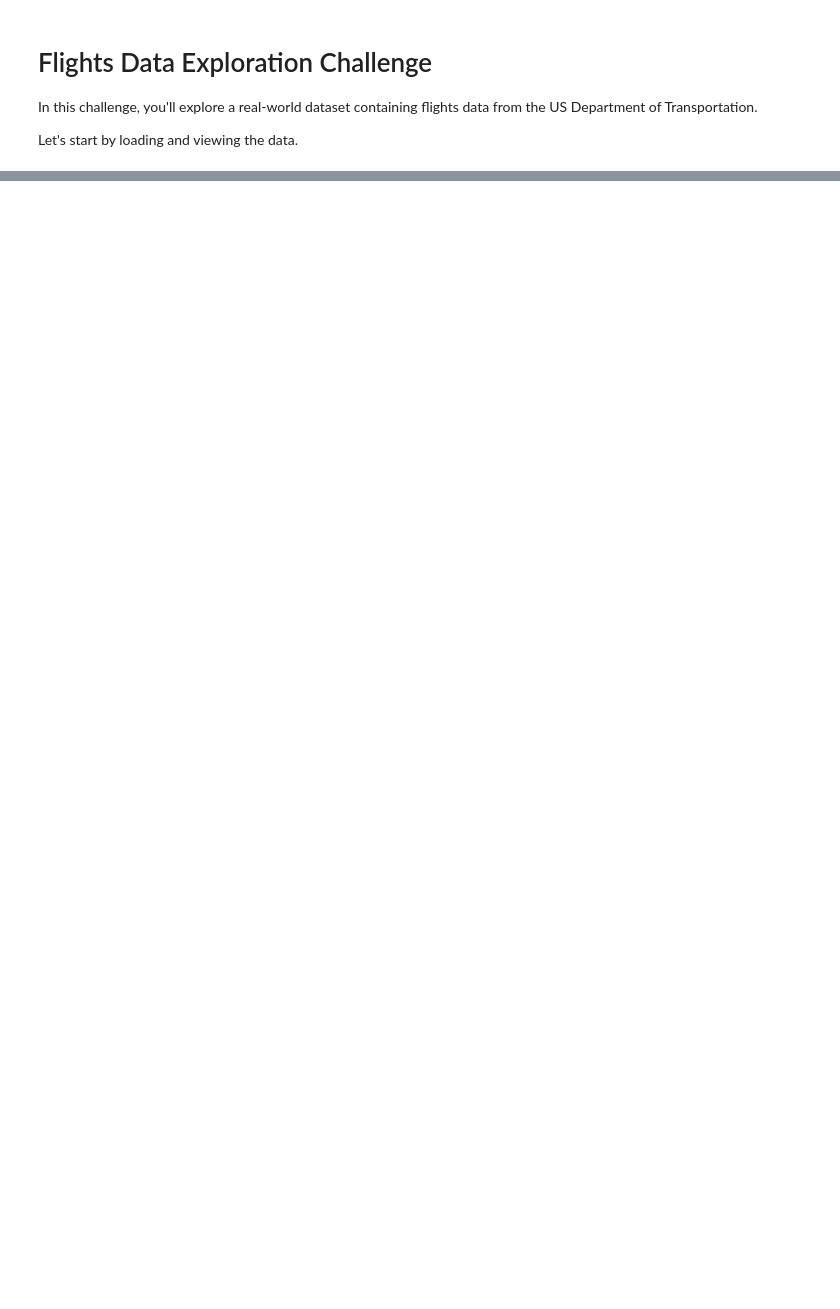
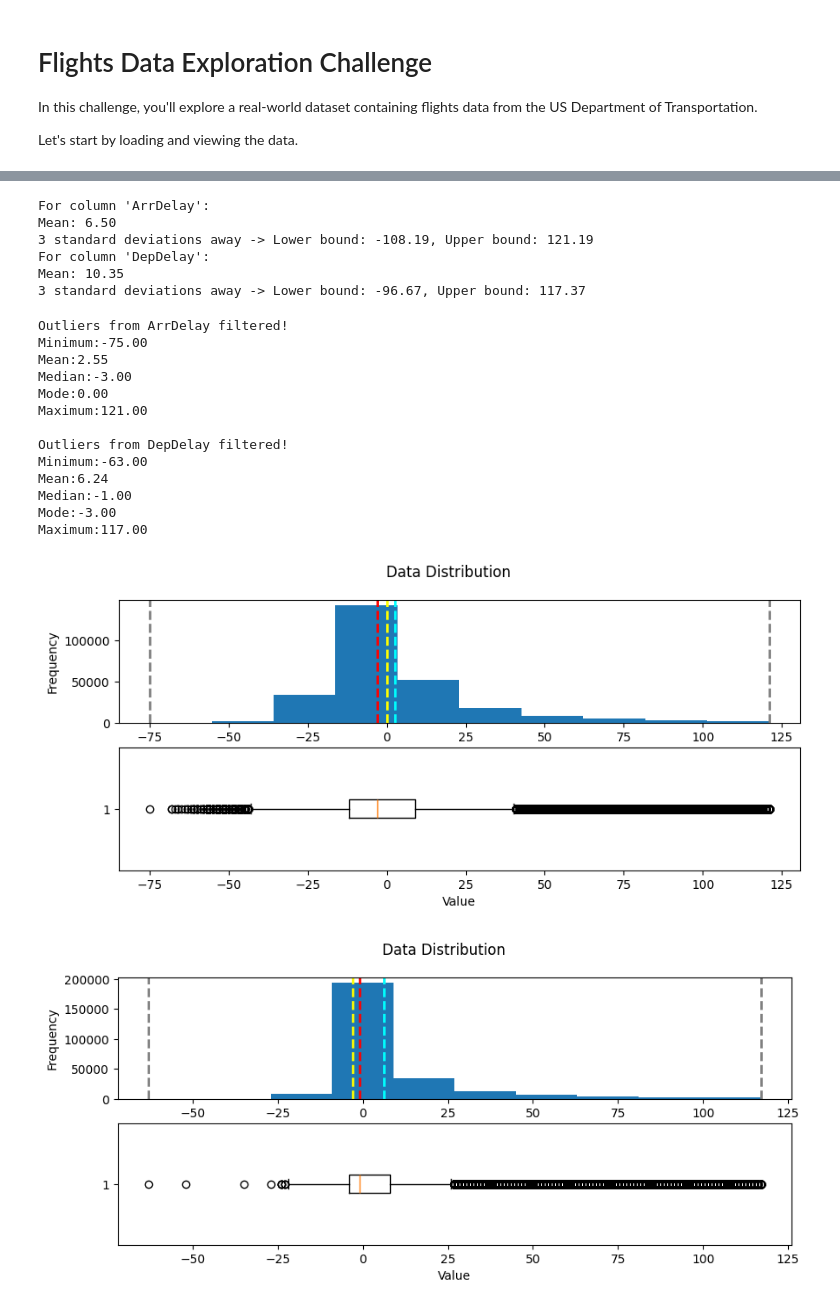
Before and after one commit to jarviscanada/jarvis_data_eng_AhmedAmer, a Jupyter notebook: python_data_analytics/python_data_wrangling/flights_challenge.ipynb, the cells around one changed output, grey strips where cells are left out. Cells and saved outputs as stored; diff of their text form; code cells hidden in the pictures; blank space fills up the shorter version.

```diff
--- a/python_data_analytics/python_data_wrangling/flights_challenge.ipynb
+++ b/python_data_analytics/python_data_wrangling/flights_challenge.ipynb
@@ -57,0 +105,5 @@ Add markdown and code cells as required to create your solution.
+# %%
+# So if all the nul lvalues are just cancelled flights, and it seems like the dataset dealt with cancelled flights by using a value of 1 for ArrDel15
+#   why don't we apply the same logic to the DepDelay15 column
+df_flights.DepDel15 = df_flights.DepDel15.fillna(1)
+df_flights.DepDel15.isnull().sum()
@@ -57,0 +186,60 @@ Add markdown and code cells as required to create your solution.
+# %%
+# Let's remove the outliers at the top of the dataset where it looks like they mostly reside
+# 3 Std away from the mean for the columns can be calculated with the below function
+
+def upper_lower(column):
+  # Calculate the mean and standard deviation
+  mean = df_flights[column].mean()
+  std_dev = df_flights[column].std()
+
+  # Calculate the lower and upper bounds (3 standard deviations away)
+  lower_bound = mean - (3 * std_dev)
+  upper_bound = mean + (3 * std_dev)
+
+  print(f"For column '{column}':")
+  print(f"Mean: {mean:.2f}")
+  print(f"3 standard deviations away -> Lower bound: {lower_bound:.2f}, Upper bound: {upper_bound:.2f}")
+
+upper_lower('ArrDelay')
+upper_lower('DepDelay')
+# %% [output]
+For column 'ArrDelay':
+Mean: 6.50
+3 standard deviations away -> Lower bound: -108.19, Upper bound: 121.19
+For column 'DepDelay':
+Mean: 10.35
+3 standard deviations away -> Lower bound: -96.67, Upper bound: 117.37
+# %%
+upper_limit_arrDelay = 121.19
+lower_limit_arrDelay = -108.19
+upper_limit_depDelay = 117.37
+lower_limit_depDelay = -96.67
+
+filtered_df_flights = df_flights[(df_flights['ArrDelay'] >= lower_limit_arrDelay) &
+                                 (df_flights['ArrDelay'] <= upper_limit_arrDelay)]
+print("Outliers from ArrDelay filtered!")
+show_distribution(filtered_df_flights['ArrDelay'])
+
+# Here we see a much better distribution of the data without the outliers in ArrDelay
+# We can do the same for DepDelay now
+
+filtered_df_flights = filtered_df_flights[(filtered_df_flights['DepDelay'] >= lower_limit_depDelay) &
+                                          (filtered_df_flights['DepDelay'] <= upper_limit_depDelay)]
+print("Outliers from DepDelay filtered!")
+show_distribution(filtered_df_flights['DepDelay'])
+# %% [output]
+Outliers from ArrDelay filtered!
+Minimum:-75.00
+Mean:2.55
+Median:-3.00
+Mode:0.00
+Maximum:121.00
+
+Outliers from DepDelay filtered!
+Minimum:-63.00
+Mean:6.24
+Median:-1.00
+Mode:-3.00
+Maximum:117.00
+[figure, added]
+[figure, added]
```
Also changed, not shown: parts of 10 cells of this notebook, 1 other file.
